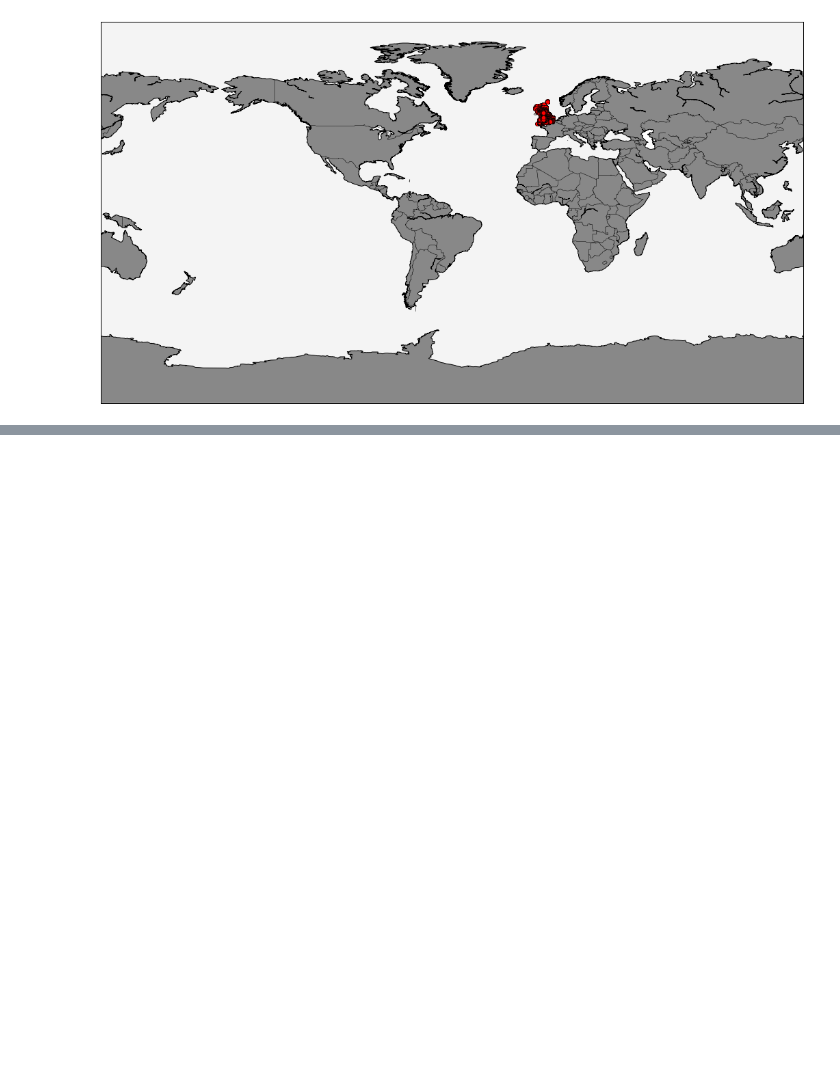
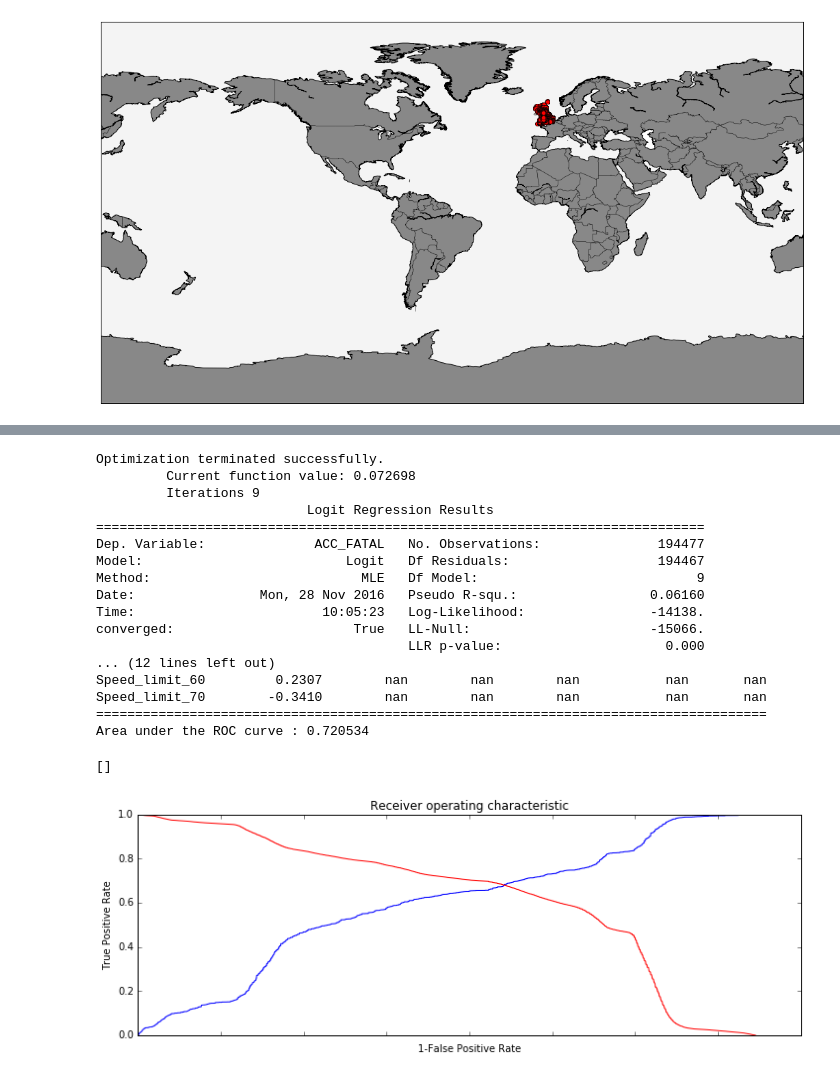
Before and after one commit to msk280/springboard, a Jupyter notebook: Road_Safety_Analysis_2014.ipynb, the cells around one changed output, grey strips where cells are left out. Cells and saved outputs as stored; diff of their text form; code cells hidden in the pictures; blank space fills up the shorter version.

```diff
--- a/Road_Safety_Analysis_2014.ipynb
+++ b/Road_Safety_Analysis_2014.ipynb
@@ -468,0 +472,79 @@ plt.show()
+# %%
+#Reading the data from 2014 Accident Data
+df = pd.read_csv("UKAccidents20141.csv")
+df['ACC_FATAL'] = np.where(df.Accident_Severity == 1, 1 , 0)
+
+#drop unnecesary columns
+df.drop(['Accident_Severity','Accident_Index', 'Longitude', 'Latitude', 'Number_of_Vehicles'], axis=1, inplace=True)
+df.drop(['Number_of_Casualties', 'Date', 'Road_Surface_Conditions', 'Sex_of_Casualty'], axis=1, inplace=True)
+df.drop(['Age_of_Casualty', 'Casualty_Severity'], axis=1, inplace=True)
+
+#df.head()
+
+df.columns = ['Unnamed','Day_of_Week', 'Hour',  'Speed_limit', 'Light_Conditions', 'Weather_Conditions','ACC_FATAL']
+
+# making speed limit a dummy column
+dummy_ranks = pd.get_dummies(df['Speed_limit'], prefix='Speed_limit')
+
+# merging and keeping the data for regression
+cols_to_keep = ['Day_of_Week', 'Hour','Light_Conditions', 'Weather_Conditions','ACC_FATAL']
+data = df[cols_to_keep].join(dummy_ranks.ix[:, 'Speed_limit_2':])
+
+
+# manually add the intercept to gaurantee that the residuals have a mean of zero
+data['intercept'] = 1
+
+train_cols = data[['intercept','Day_of_Week', 'Hour','Light_Conditions','Weather_Conditions',
+                   'Speed_limit_20' ,'Speed_limit_30','Speed_limit_40', 'Speed_limit_50', 'Speed_limit_60', 'Speed_limit_70' ]]
+#train_cols.head()
+
+test_cols = data['ACC_FATAL']
+#test_cols.head()
+
+result = sm.Logit(test_cols, train_cols).fit()
+print result.summary()
+
+#Adding prediction to dataframe
+data['pred'] = result.predict(train_cols)
+
+fpr, tpr, thresholds =roc_curve(data['ACC_FATAL'], data['pred'])
+roc_auc = auc(fpr, tpr)
+print("Area under the ROC curve : %f" % roc_auc)
+
+####################################
+# The optimal cut off would be where tpr is high and fpr is low
+# tpr - (1-fpr) is zero or near to zero is the optimal cut off point
+####################################
+i = np.arange(len(tpr)) # index for df
+roc = pd.DataFrame({'fpr' : pd.Series(fpr, index=i),'tpr' : pd.Series(tpr, index = i), '1-fpr' : pd.Series(1-fpr, index = i),
+                    'tf' : pd.Series(tpr - (1-fpr), index = i), 'thresholds' : pd.Series(thresholds, index = i)})
+roc.ix[(roc.tf-0).abs().argsort()[:1]]
+
+# Plot tpr vs 1-fpr
+fig, ax = plt.subplots()
+plt.plot(roc['tpr'])
+plt.plot(roc['1-fpr'], color = 'red')
+plt.xlabel('1-False Positive Rate')
+plt.ylabel('True Positive Rate')
+plt.title('Receiver operating characteristic')
+ax.set_xticklabels([])
+# %% [output]
+Optimization terminated successfully.
+         Current function value: 0.072698
+         Iterations 9
+                           Logit Regression Results
+==============================================================================
+Dep. Variable:              ACC_FATAL   No. Observations:               194477
+Model:                          Logit   Df Residuals:                   194467
+Method:                           MLE   Df Model:                            9
+Date:                Mon, 28 Nov 2016   Pseudo R-squ.:                 0.06160
+Time:                        10:05:23   Log-Likelihood:                -14138.
+converged:                       True   LL-Null:                       -15066.
+                                        LLR p-value:                     0.000
+... (12 lines left out)
+Speed_limit_60         0.2307        nan        nan        nan           nan       nan
+Speed_limit_70        -0.3410        nan        nan        nan           nan       nan
+======================================================================================
+Area under the ROC curve : 0.720534
+[]
+[figure, added]
```
Also changed, not shown: parts of 2 cells of this notebook, 1 other file.
